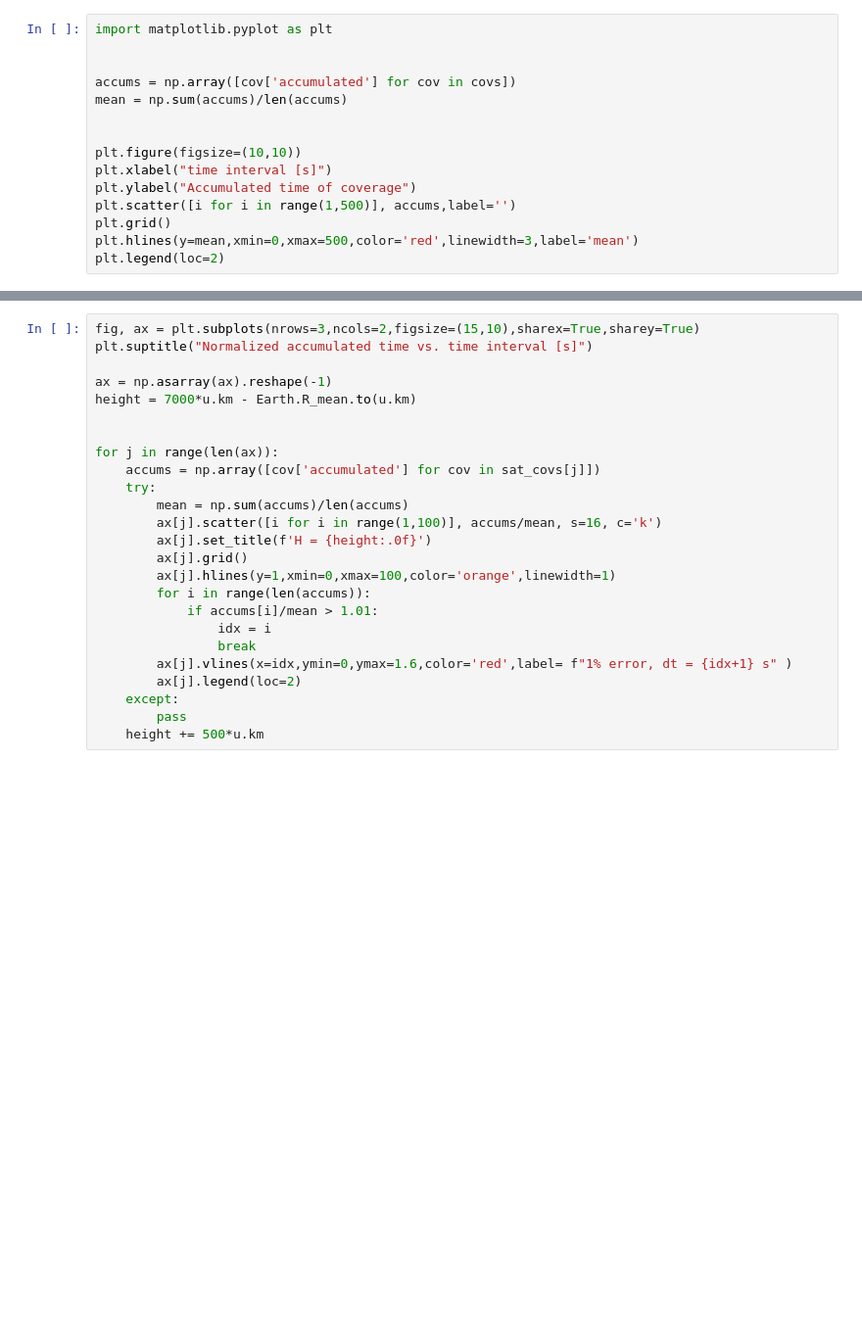
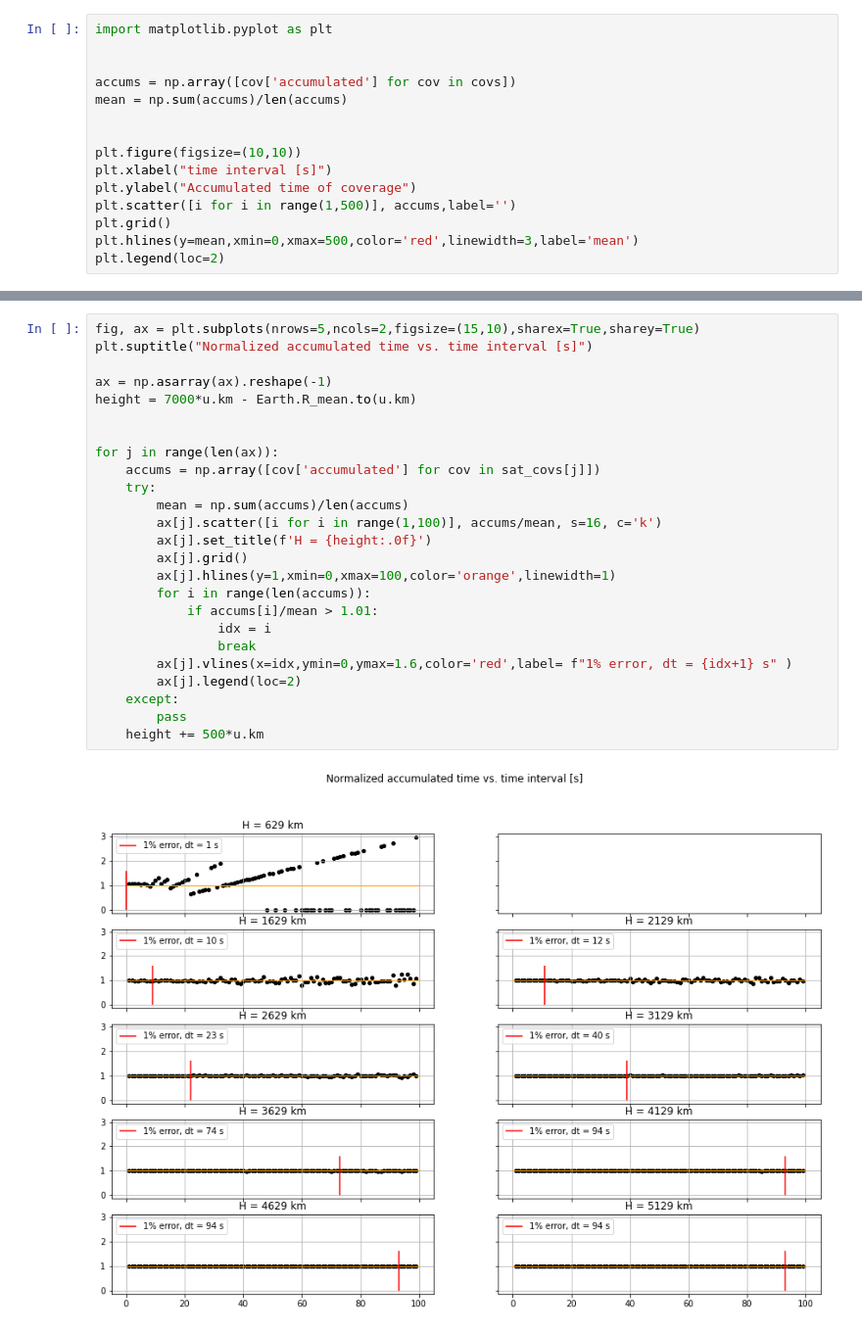
Before and after one commit to ivanbelenky/Ctll, a Jupyter notebook: notebooks/Merit Figures vs. time interval .ipynb, the cells around one changed output, grey strips where cells are left out. Shown at 98% size. Cells and saved outputs as stored; diff of their text form; blank space fills up the shorter version.

```diff
--- a/notebooks/Merit Figures vs. time interval .ipynb
+++ b/notebooks/Merit Figures vs. time interval .ipynb
@@ -122,25 +134,27 @@ plt.legend(loc=1)
 # %%
-fig, ax = plt.subplots(nrows=3,ncols=2,figsize=(15,10),sharex=True,sharey=True)
+fig, ax = plt.subplots(nrows=5,ncols=2,figsize=(15,10),sharex=True,sharey=True)
 plt.suptitle("Normalized accumulated time vs. time interval [s]")
 
 ax = np.asarray(ax).reshape(-1)
 height = 7000*u.km - Earth.R_mean.to(u.km)
 
 
 for j in range(len(ax)):
     accums = np.array([cov['accumulated'] for cov in sat_covs[j]])
     try:
         mean = np.sum(accums)/len(accums)
         ax[j].scatter([i for i in range(1,100)], accums/mean, s=16, c='k')
         ax[j].set_title(f'H = {height:.0f}')
         ax[j].grid()
         ax[j].hlines(y=1,xmin=0,xmax=100,color='orange',linewidth=1)
         for i in range(len(accums)):
             if accums[i]/mean > 1.01:
                 idx = i
                 break
         ax[j].vlines(x=idx,ymin=0,ymax=1.6,color='red',label= f"1% error, dt = {idx+1} s" )
         ax[j].legend(loc=2)
     except:
         pass
     height += 500*u.km
+# %% [output]
+[figure, added]
```
Also changed, not shown: parts of 5 cells of this notebook, 7 other files.
